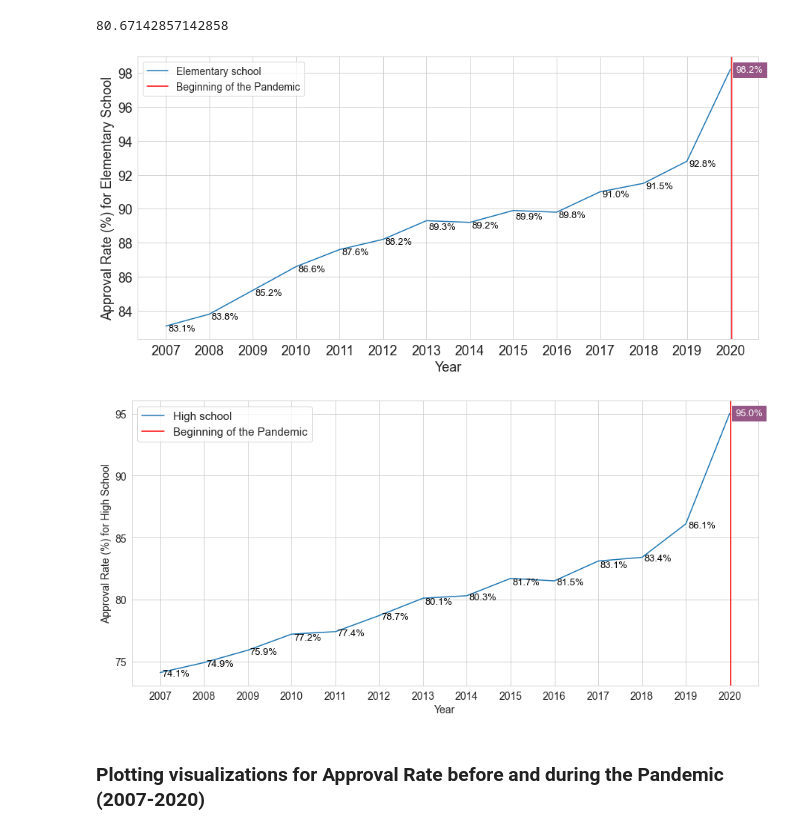
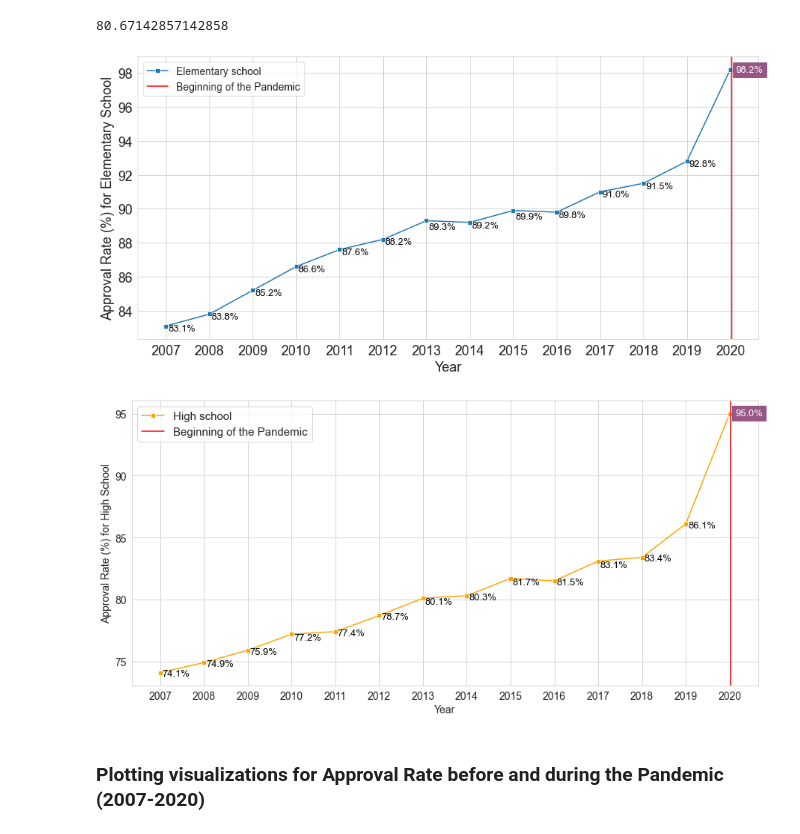
Before and after one commit to aianshay/covid-impacts-on-education, a Jupyter notebook: viz_rq1_rq2.ipynb, the cells around one changed output. Cells and saved outputs as stored; diff of their text form; code cells hidden in the pictures.

Commit message:
Adding markers to the llineplots

```diff
--- a/viz_rq1_rq2.ipynb
+++ b/viz_rq1_rq2.ipynb
@@ -99,7 +99,8 @@ sns.set_style("whitegrid")
 plt.figure(figsize=(15,7))
 
 # plt.title("Elementary School Approval Rate before and during the COVID-19 Pandemic")
-ax = sns.lineplot(data=data, x='Ano', y='Total - EF', label="Elementary school")
+ax = sns.lineplot(data=data, x='Ano', y='Total - EF', label="Elementary school",marker='s')
+
 
 ax.set(xticks=data.Ano.values)
 
@@ -156,13 +157,13 @@ plt.rcParams.update({'font.size': 14})
 plt.legend()
 plt.show()
 # %% [output]
-[figure, old version]
+[figure, new version]
 # %%
 sns.set_style("whitegrid")
 plt.figure(figsize=(15,7))
 
 # plt.title("High School Approval Rate before and during the COVID-19 Pandemic")
-ax = sns.lineplot(data=data, x='Ano', y='Total - EM', label="High school")
+ax = sns.lineplot(data=data, x='Ano', y='Total - EM', label="High school", marker='s', color="orange")
 
 ax.set(xticks=data.Ano.values)
 
@@ -194,34 +195,34 @@ plt.text(2014+x_shift, y_2014_EM-y_shift, '{:.1f}%'.format(y_2014_EM), color='bl
 y_2013_EM = data[data['Ano']==2013]['Total - EM'].iloc[0]
 plt.text(2013+x_shift, y_2013_EM-y_2013_shift, '{:.1f}%'.format(y_2013_EM), color='black')
 
 y_2012_EM = data[data['Ano']==2012]['Total - EM'].iloc[0]
 plt.text(2012+x_shift, y_2012_EM-y_shift, '{:.1f}%'.format(y_2012_EM), color='black')
 
 y_2011_EM = data[data['Ano']==2011]['Total - EM'].iloc[0]
 plt.text(2011+x_shift, y_2011_EM-y_shift, '{:.1f}%'.format(y_2011_EM), color='black')
 
 y_2010_EM = data[data['Ano']==2010]['Total - EM'].iloc[0]
 plt.text(2010+x_shift, y_2010_EM-y_2010_shift, '{:.1f}%'.format(y_2010_EM), color='black')
 
 y_2009_EM = data[data['Ano']==2009]['Total - EM'].iloc[0]
 plt.text(2009+x_shift, y_2009_EM-y_shift, '{:.1f}%'.format(y_2009_EM), color='black')
 
 y_2008_EM = data[data['Ano']==2008]['Total - EM'].iloc[0]
 plt.text(2008+x_shift, y_2008_EM-y_shift, '{:.1f}%'.format(y_2008_EM), color='black')
 
 y_2007_EM = data[data['Ano']==2007]['Total - EM'].iloc[0]
 plt.text(2007+x_shift, y_2007_EM-y_shift, '{:.1f}%'.format(y_2007_EM), color='black')
 
 plt.xlabel("Year")
 plt.ylabel("Approval Rate (%) for High School")
 plt.axvline(x=2020.025, label="Beginning of the Pandemic", color="red", linestyle='-')
 
 plt.rcParams.update({'font.size': 15})
 
 plt.legend()
 plt.show()
 # %% [output]
-[figure, old version]
+[figure, new version]
 # %% [markdown]
 ### Plotting visualizations for Approval Rate before and during the Pandemic (2007-2020)
 # %%
```
Also changed, not shown: parts of 6 cells of this notebook.
